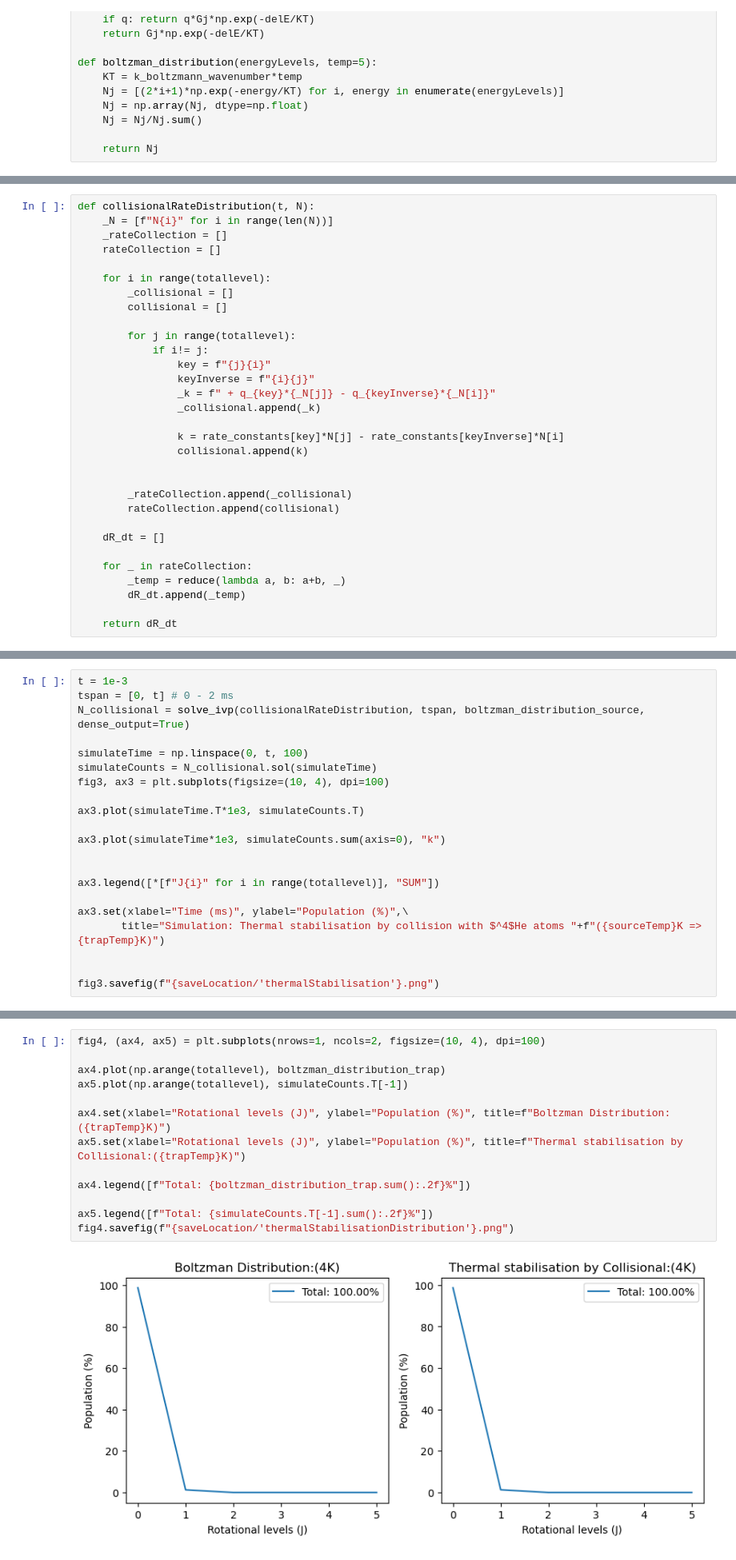
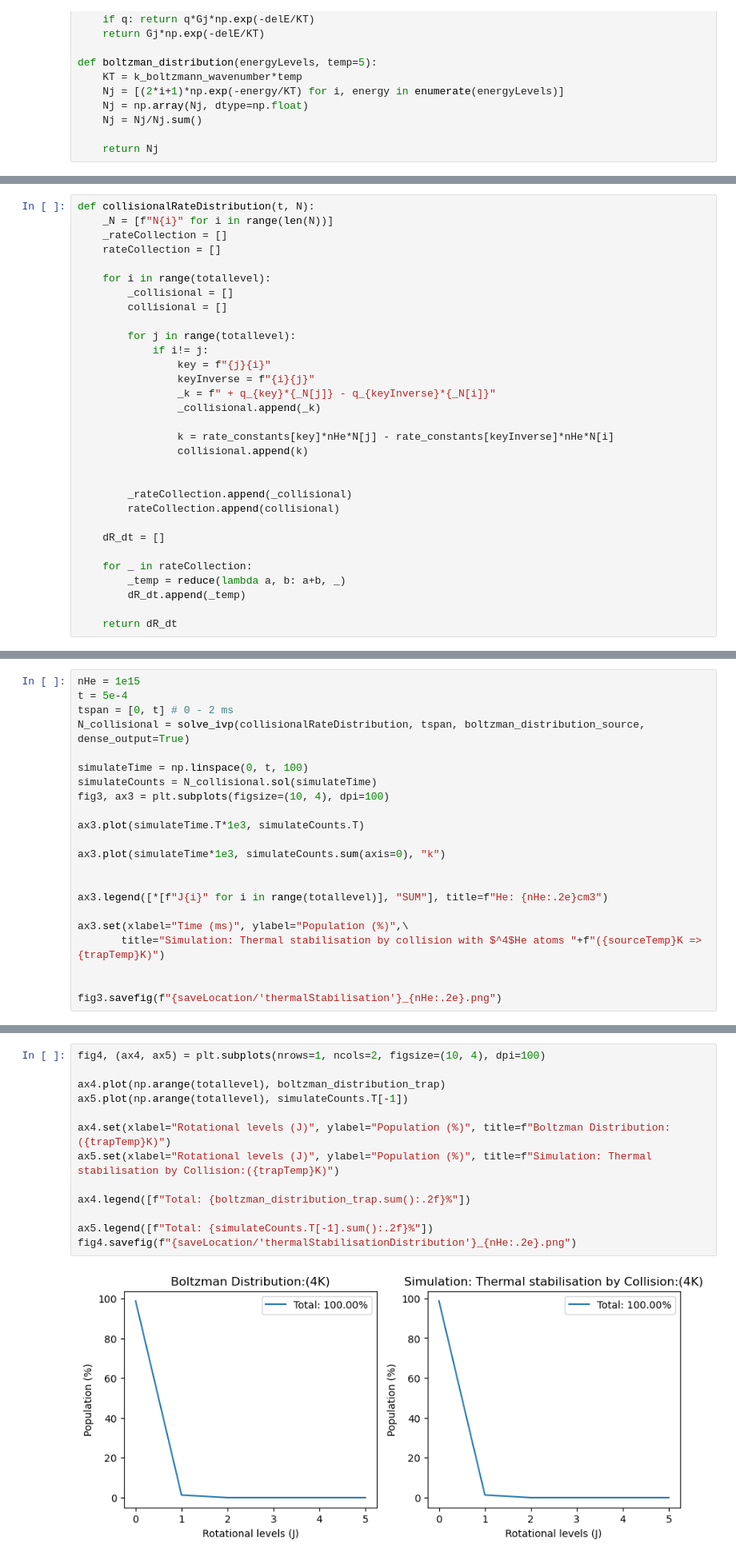
Before and after one commit to aravindhnivas/FELion_GUI3, a Jupyter notebook: static/assets/python_files/ODE/CollisionalSimulations.ipynb, the cells around one changed output, grey strips where cells are left out. Shown at 80% size. Cells and saved outputs as stored; diff of their text form.

```diff
--- a/static/assets/python_files/ODE/CollisionalSimulations.ipynb
+++ b/static/assets/python_files/ODE/CollisionalSimulations.ipynb
@@ -90,7 +90,7 @@ def collisionalRateDistribution(t, N):
                 _k = f" + q_{key}*{_N[j]} - q_{keyInverse}*{_N[i]}"
                 _collisional.append(_k)
 
-                k = rate_constants[key]*N[j] - rate_constants[keyInverse]*N[i]
+                k = rate_constants[key]*nHe*N[j] - rate_constants[keyInverse]*nHe*N[i]
                 collisional.append(k)
 
 
@@ -139,7 +138,8 @@ fig2.savefig(f"{saveLocation/'collisionalRateConstants'}.png")
 # %% [output]
 [figure]
 # %%
-t = 1e-3
+nHe = 1e15
+t = 5e-4
 tspan = [0, t] # 0 - 2 ms
 N_collisional = solve_ivp(collisionalRateDistribution, tspan, boltzman_distribution_source, dense_output=True)
 
@@ -152,11 +152,11 @@ ax3.plot(simulateTime.T*1e3, simulateCounts.T)
 ax3.plot(simulateTime*1e3, simulateCounts.sum(axis=0), "k")
 
 
-ax3.legend([*[f"J{i}" for i in range(totallevel)], "SUM"])
+ax3.legend([*[f"J{i}" for i in range(totallevel)], "SUM"], title=f"He: {nHe:.2e}cm3")
 
 ax3.set(xlabel="Time (ms)", ylabel="Population (%)",\
        title="Simulation: Thermal stabilisation by collision with $^4$He atoms "+f"({sourceTemp}K => {trapTemp}K)")
 
 
-fig3.savefig(f"{saveLocation/'thermalStabilisation'}.png")
+fig3.savefig(f"{saveLocation/'thermalStabilisation'}_{nHe:.2e}.png")
 # %% [output]
@@ -164,15 +182,15 @@ fig3.savefig(f"{saveLocation/'thermalStabilisation'}.png")
 # %%
 fig4, (ax4, ax5) = plt.subplots(nrows=1, ncols=2, figsize=(10, 4), dpi=100)
 
 ax4.plot(np.arange(totallevel), boltzman_distribution_trap)
 ax5.plot(np.arange(totallevel), simulateCounts.T[-1])
 
 ax4.set(xlabel="Rotational levels (J)", ylabel="Population (%)", title=f"Boltzman Distribution:({trapTemp}K)")
-ax5.set(xlabel="Rotational levels (J)", ylabel="Population (%)", title=f"Thermal stabilisation by Collisional:({trapTemp}K)")
+ax5.set(xlabel="Rotational levels (J)", ylabel="Population (%)", title=f"Simulation: Thermal stabilisation by Collision:({trapTemp}K)")
 
 ax4.legend([f"Total: {boltzman_distribution_trap.sum():.2f}%"])
 
 ax5.legend([f"Total: {simulateCounts.T[-1].sum():.2f}%"])
-fig4.savefig(f"{saveLocation/'thermalStabilisationDistribution'}.png")
+fig4.savefig(f"{saveLocation/'thermalStabilisationDistribution'}_{nHe:.2e}.png")
 # %% [output]
-[figure, old version]
+[figure, new version]
```
Also changed, not shown: parts of 4 cells of this notebook.
